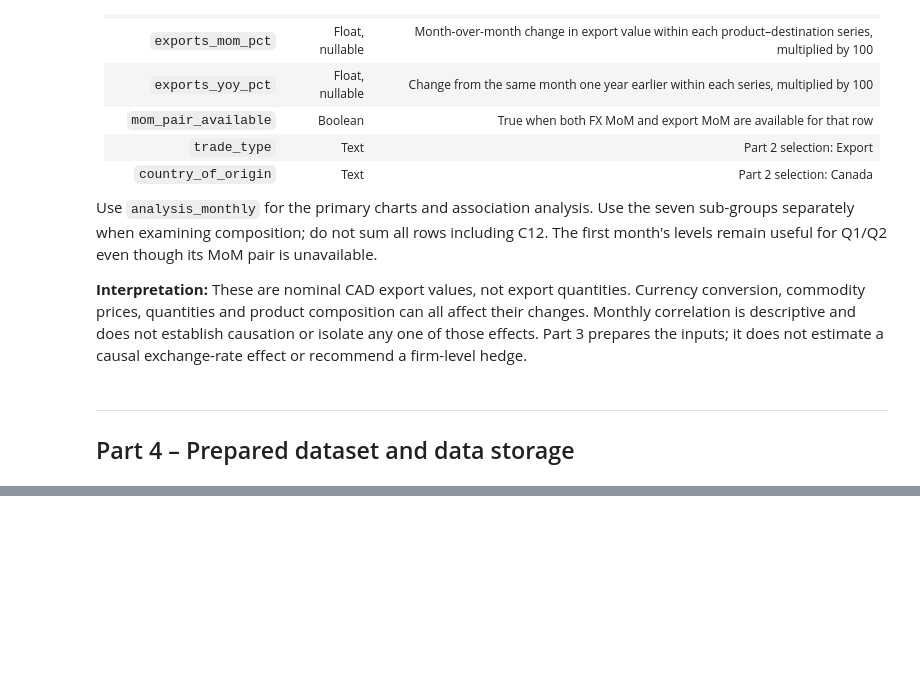
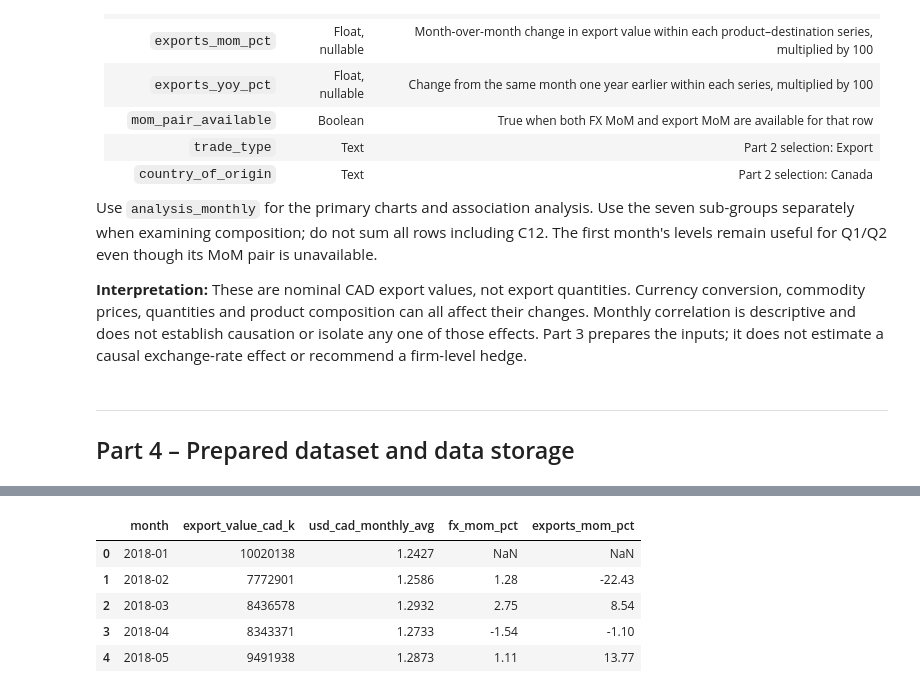
Before and after one commit to Lingliliee/Milestone-2, a Jupyter notebook: notebooks/milestone2_pipeline.ipynb, the cells around one changed output, grey strips where cells are left out. Cells and saved outputs as stored; diff of their text form; code cells hidden in the pictures; blank space fills up the shorter version.

```diff
--- a/notebooks/milestone2_pipeline.ipynb
+++ b/notebooks/milestone2_pipeline.ipynb
@@ -755,0 +862,14 @@ exchange-rate effect or recommend a firm-level hedge.
+# %%
+# 4.3 First five months in order; rounding applies to this display copy only
+p4_preview_cols = ["month", "export_value_cad_k", "usd_cad_monthly_avg", "fx_mom_pct", "exports_mom_pct"]
+p4_preview = prepared.sort_values("month").head(5)[p4_preview_cols].copy()
+p4_preview["month"] = p4_preview["month"].dt.strftime("%Y-%m")
+p4_preview = p4_preview.round({"usd_cad_monthly_avg": 4, "fx_mom_pct": 2, "exports_mom_pct": 2})
+p4_preview
+# %% [output]
+|  | month | export_value_cad_k | usd_cad_monthly_avg | fx_mom_pct | exports_mom_pct |
+| 0 | 2018-01 | 10020138 | 1.2427 | NaN | NaN |
+| 1 | 2018-02 | 7772901 | 1.2586 | 1.28 | -22.43 |
+| 2 | 2018-03 | 8436578 | 1.2932 | 2.75 | 8.54 |
+| 3 | 2018-04 | 8343371 | 1.2733 | -1.54 | -1.10 |
+| 4 | 2018-05 | 9491938 | 1.2873 | 1.11 | 13.77 |
```
Also changed, not shown: parts of 8 cells of this notebook, 4 other files.
